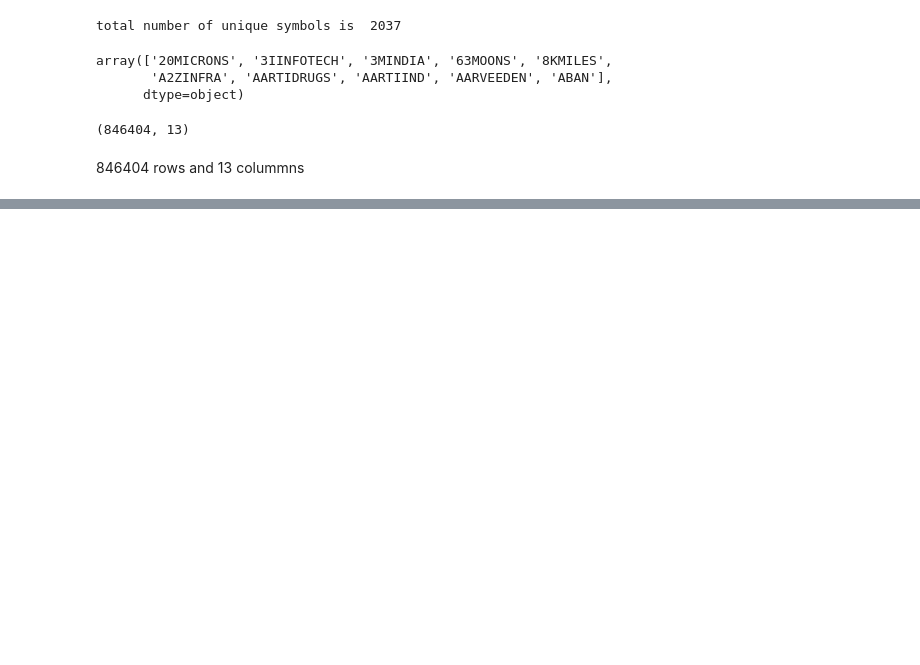
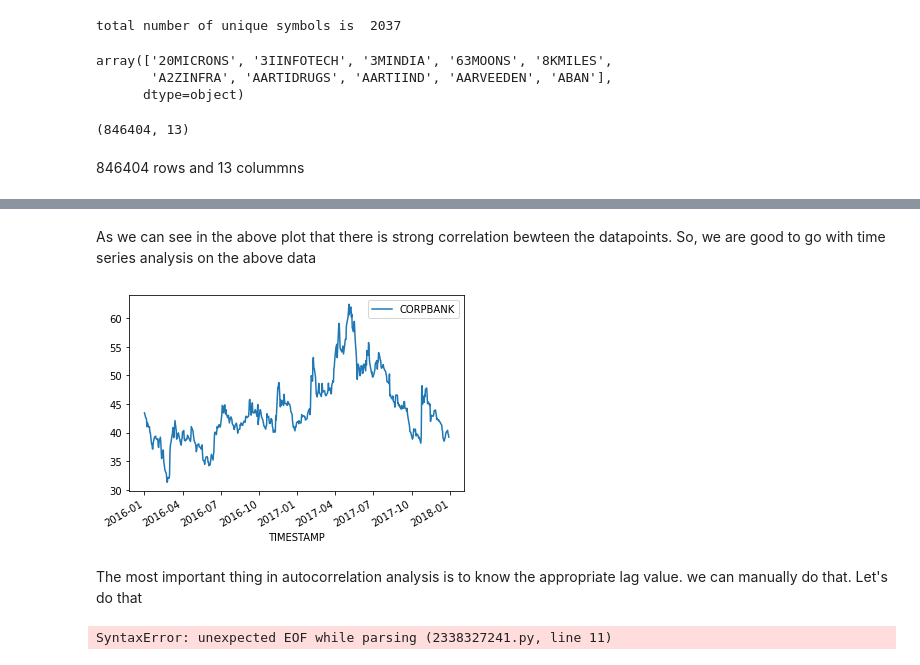
Before and after one commit to Muhia3/india-stocks-using-time-series, a Jupyter notebook: NSE time series.ipynb, the cells around one changed output, grey strips where cells are left out. Saved outputs shown, nothing was run; the diff lists cells and outputs as text; code cells hidden in the pictures; blank space fills up the shorter version.

```diff
--- a/NSE time series.ipynb
+++ b/NSE time series.ipynb
@@ -106,0 +166,7 @@ bank_stock.head()
+# %% [markdown]
+As we can see in the above plot that there is strong correlation bewteen the datapoints. So, we are good to go with time series analysis on the above data
+# %%
+stock_pivot.plot(kind ='line', y = bank)
+plt.show()
+# %% [output]
+[figure, added]
@@ -106,0 +177,16 @@ bank_stock.head()
+# %% [markdown]
+The most important thing in autocorrelation analysis is to know the appropriate lag value. we can manually do that. Let's do that
+# %%
+# find appropriate lag value for the autocorrelation analysis
+MAX_LAG = 30 #maximum lag value
+corr = 0
+lag = 1
+for i in range(1, MAX_LAG):
+    temp = np.abs(stock_pivot[bank].corr(stock_pivot[bank].shift(i)))
+    if temp > corr:
+        corr = temp
+        lag = i
+
+print("apprpriate lag value is ", lag
+# %% [output]
+SyntaxError: unexpected EOF while parsing (2338327241.py, line 11)
```
Also changed, not shown: parts of 24 cells of this notebook.
